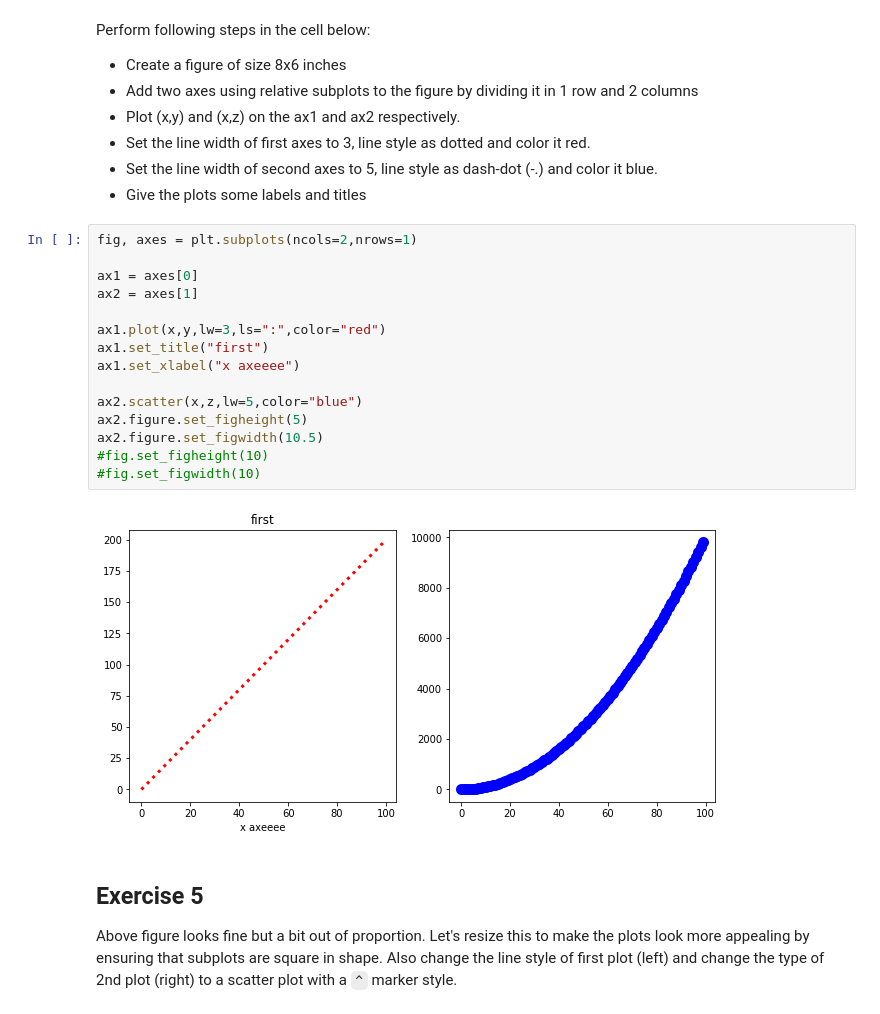
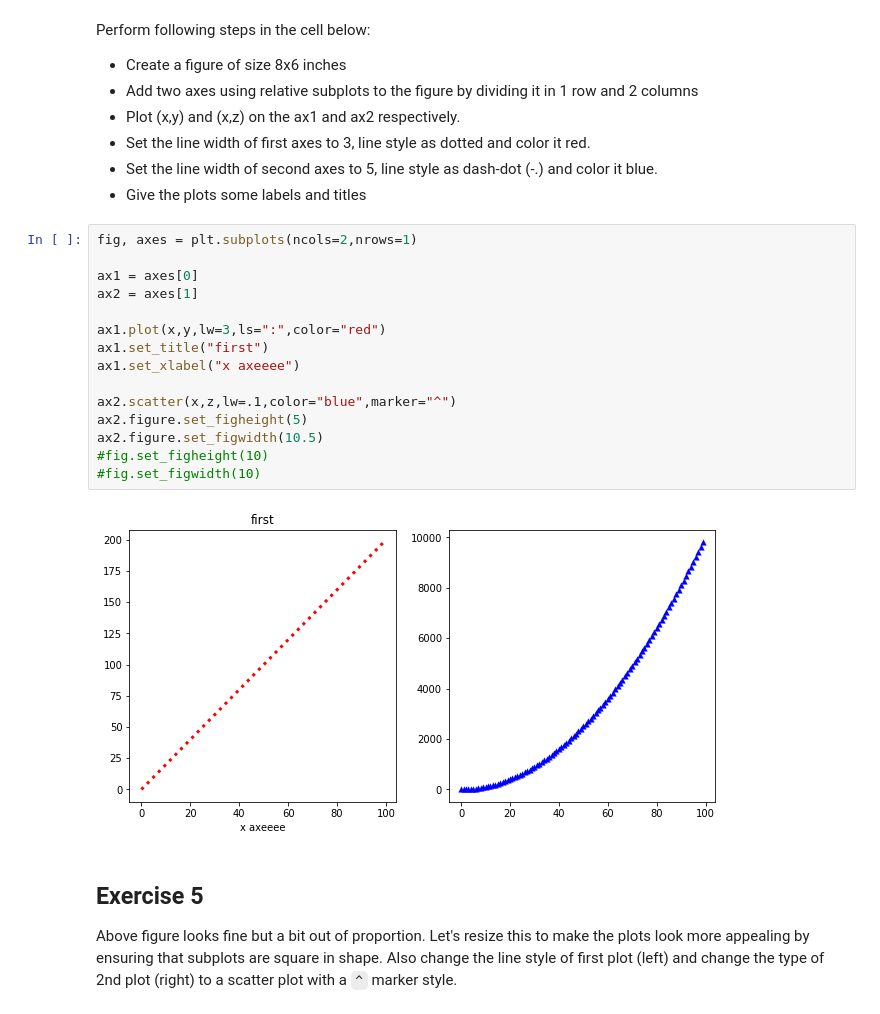
Before and after one commit to nsragow/dsc-more-practice-with-matplotlib-lab-nyc-ds-career-042219, a Jupyter notebook: index.ipynb, the cells around one changed output. Drawn from its saved outputs; the diff is of its cells as text.

```diff
--- a/index.ipynb
+++ b/index.ipynb
@@ -112,20 +112,20 @@ Perform following steps in the cell below:
 # %%
 fig, axes = plt.subplots(ncols=2,nrows=1)
 
 ax1 = axes[0]
 ax2 = axes[1]
 
 ax1.plot(x,y,lw=3,ls=":",color="red")
 ax1.set_title("first")
 ax1.set_xlabel("x axeeee")
 
-ax2.scatter(x,z,lw=5,color="blue")
+ax2.scatter(x,z,lw=.1,color="blue",marker="^")
 ax2.figure.set_figheight(5)
 ax2.figure.set_figwidth(10.5)
 #fig.set_figheight(10)
 #fig.set_figwidth(10)
 # %% [output]
-[figure, old version]
+[figure, new version]
 # %% [markdown]
 ## Exercise 5
 
```
